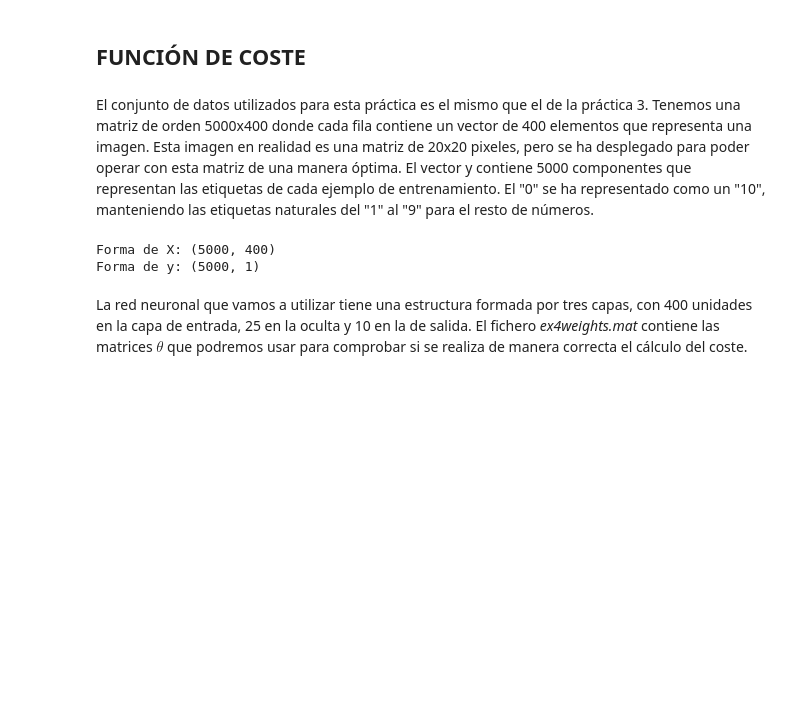
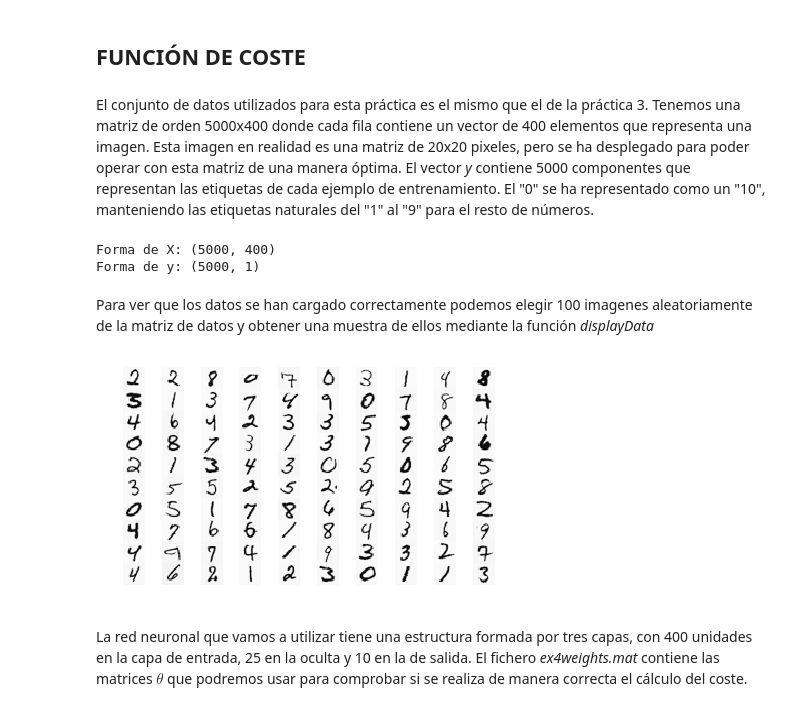
Before and after one commit to arturobp3/Machine_Learning, a Jupyter notebook: Practica_4/Practica 4.ipynb, the cells around one changed output. Saved outputs shown, nothing was run; the diff lists cells and outputs as text; code cells hidden in the pictures; blank space fills up the shorter version.

```diff
--- a/Practica_4/Practica 4.ipynb
+++ b/Practica_4/Practica 4.ipynb
@@ -18,7 +17,7 @@ import scipy.optimize as opt
 ## FUNCIÓN DE COSTE
 # %% [markdown]
 El conjunto de datos utilizados para esta práctica es el mismo que el de la práctica 3. Tenemos una matriz de orden 5000x400 donde cada fila contiene un vector de 400 elementos que representa una imagen. Esta imagen en realidad es una matriz de 20x20 pixeles, pero se ha desplegado para poder operar con esta matriz de una manera óptima.
-El vector y contiene 5000 componentes que representan las etiquetas de cada ejemplo de entrenamiento. El "0" se ha representado como un "10", manteniendo las etiquetas naturales del "1" al "9" para el resto de números.
+El vector *y* contiene 5000 componentes que representan las etiquetas de cada ejemplo de entrenamiento. El "0" se ha representado como un "10", manteniendo las etiquetas naturales del "1" al "9" para el resto de números.
 # %%
 data = loadmat('ex4data1.mat')
 
@@ -37,3 +34,10 @@ Forma de y: (5000, 1)
+# %% [markdown]
+Para ver que los datos se han cargado correctamente podemos elegir 100 imagenes aleatoriamente de la matriz de datos y obtener una muestra de ellos mediante la función *displayData*
+# %%
+sample = np.random.choice(X.shape[0], 100)
+fix, ax = displayData(X[sample, :])
+# %% [output]
+[figure, added]
 # %% [markdown]
 La red neuronal que vamos a utilizar tiene una estructura formada por tres capas, con 400 unidades en la capa de entrada, 25 en la oculta y 10 en la de salida.
 El fichero *ex4weights.mat* contiene las matrices $\theta$ que podremos usar para comprobar si se realiza de manera correcta el cálculo del coste.
```
Also changed, not shown: parts of 10 cells of this notebook.
